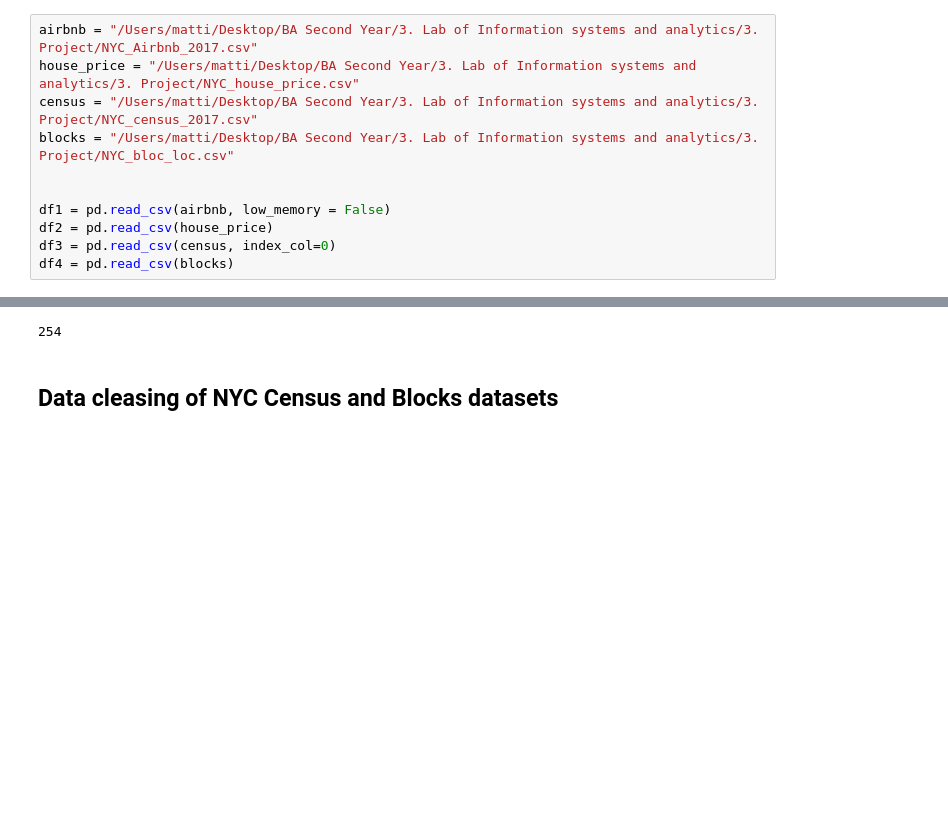
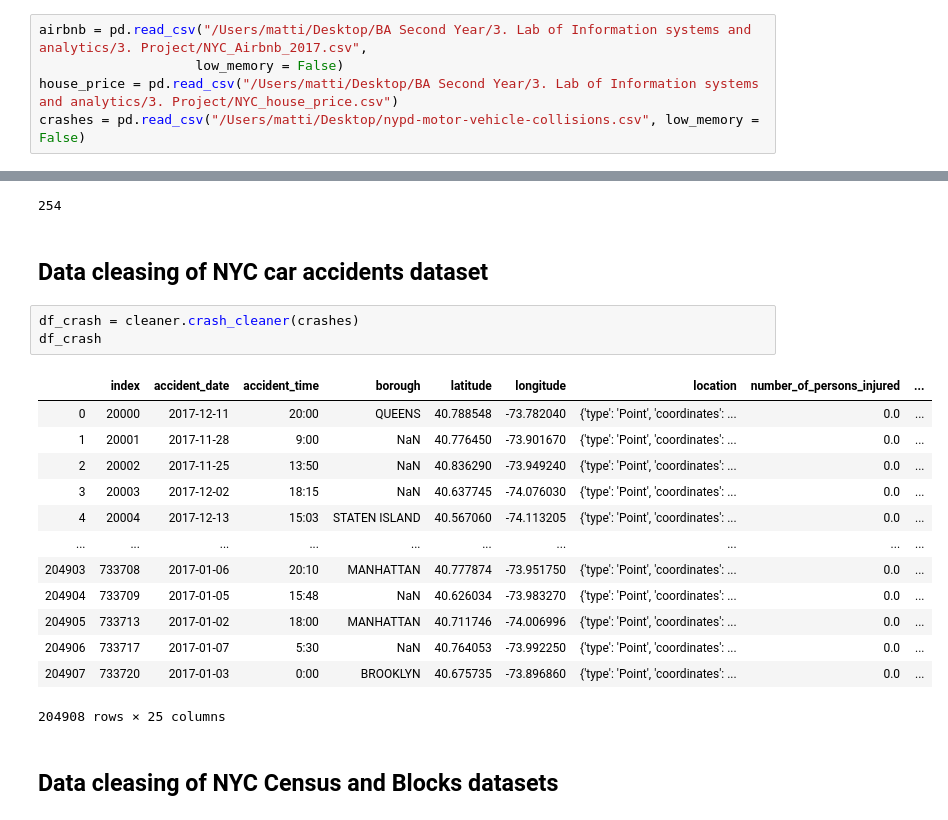
Before and after one commit to giuliosmall/Predicting-Energy-Consumption, a Jupyter notebook: Project_LISA.ipynb, the cells around one changed output, grey strips where cells are left out. Cells and saved outputs as stored; diff of their text form; blank space fills up the shorter version.

Commit message:
Changed dataset - updated .py

```diff
--- a/Project_LISA.ipynb
+++ b/Project_LISA.ipynb
@@ -32,16 +32,10 @@ import Data_cleaner as cle
 # filename = "/Users/matti/Desktop/BA Second Year/3. Lab of Information systems and analytics/3. Project/NYC_Airbnb_2017.csv"
 # filename1 = "/Users/matti/Desktop/BA Second Year/3. Lab of Information systems and analytics/3. Project/NYC_house_price.csv"
 # %%
-airbnb = "/Users/matti/Desktop/BA Second Year/3. Lab of Information systems and analytics/3. Project/NYC_Airbnb_2017.csv"
-house_price = "/Users/matti/Desktop/BA Second Year/3. Lab of Information systems and analytics/3. Project/NYC_house_price.csv"
-census = "/Users/matti/Desktop/BA Second Year/3. Lab of Information systems and analytics/3. Project/NYC_census_2017.csv"
-blocks = "/Users/matti/Desktop/BA Second Year/3. Lab of Information systems and analytics/3. Project/NYC_bloc_loc.csv"
-
-
-df1 = pd.read_csv(airbnb, low_memory = False)
-df2 = pd.read_csv(house_price)
-df3 = pd.read_csv(census, index_col=0)
-df4 = pd.read_csv(blocks)
+airbnb = pd.read_csv("/Users/matti/Desktop/BA Second Year/3. Lab of Information systems and analytics/3. Project/NYC_Airbnb_2017.csv",
+                    low_memory = False)
+house_price = pd.read_csv("/Users/matti/Desktop/BA Second Year/3. Lab of Information systems and analytics/3. Project/NYC_house_price.csv")
+crashes = pd.read_csv("/Users/matti/Desktop/nypd-motor-vehicle-collisions.csv", low_memory = False)
 # %% [markdown]
 ## Data cleasing of NYC House Price dataset
 
@@ -150,6 +146,25 @@ mylist = list(dict.fromkeys(mylist))
 print(len(mylist))
 # %% [output]
 254
+# %% [markdown]
+## Data cleasing of NYC car accidents dataset
+# %%
+df_crash = cleaner.crash_cleaner(crashes)
+df_crash
+# %% [output]
+|  | index | accident_date | accident_time | borough | latitude | longitude | location | number_of_persons_injured | ... |
+| 0 | 20000 | 2017-12-11 | 20:00 | QUEENS | 40.788548 | -73.782040 | {'type': 'Point', 'coordinates': ... | 0.0 | ... |
+| 1 | 20001 | 2017-11-28 | 9:00 | NaN | 40.776450 | -73.901670 | {'type': 'Point', 'coordinates': ... | 0.0 | ... |
+| 2 | 20002 | 2017-11-25 | 13:50 | NaN | 40.836290 | -73.949240 | {'type': 'Point', 'coordinates': ... | 0.0 | ... |
+| 3 | 20003 | 2017-12-02 | 18:15 | NaN | 40.637745 | -74.076030 | {'type': 'Point', 'coordinates': ... | 0.0 | ... |
+| 4 | 20004 | 2017-12-13 | 15:03 | STATEN ISLAND | 40.567060 | -74.113205 | {'type': 'Point', 'coordinates': ... | 0.0 | ... |
+| ... | ... | ... | ... | ... | ... | ... | ... | ... | ... |
+| 204903 | 733708 | 2017-01-06 | 20:10 | MANHATTAN | 40.777874 | -73.951750 | {'type': 'Point', 'coordinates': ... | 0.0 | ... |
+| 204904 | 733709 | 2017-01-05 | 15:48 | NaN | 40.626034 | -73.983270 | {'type': 'Point', 'coordinates': ... | 0.0 | ... |
+| 204905 | 733713 | 2017-01-02 | 18:00 | MANHATTAN | 40.711746 | -74.006996 | {'type': 'Point', 'coordinates': ... | 0.0 | ... |
+| 204906 | 733717 | 2017-01-07 | 5:30 | NaN | 40.764053 | -73.992250 | {'type': 'Point', 'coordinates': ... | 0.0 | ... |
+| 204907 | 733720 | 2017-01-03 | 0:00 | BROOKLYN | 40.675735 | -73.896860 | {'type': 'Point', 'coordinates': ... | 0.0 | ... |
+204908 rows × 25 columns
 # %% [markdown]
 ## Data cleasing of NYC Census and Blocks datasets
 # %% [markdown]
```
Also changed, not shown: parts of 26 cells of this notebook, 1 other file.
